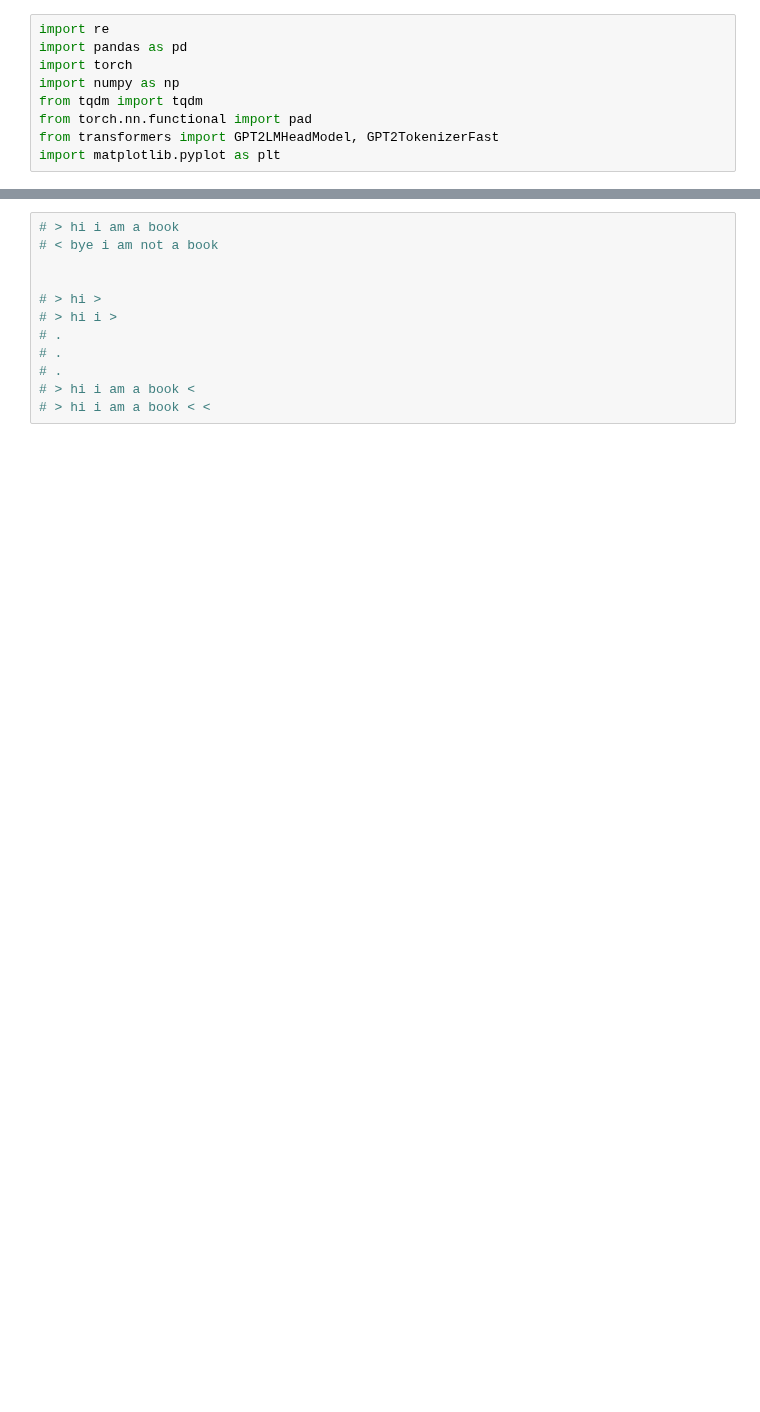
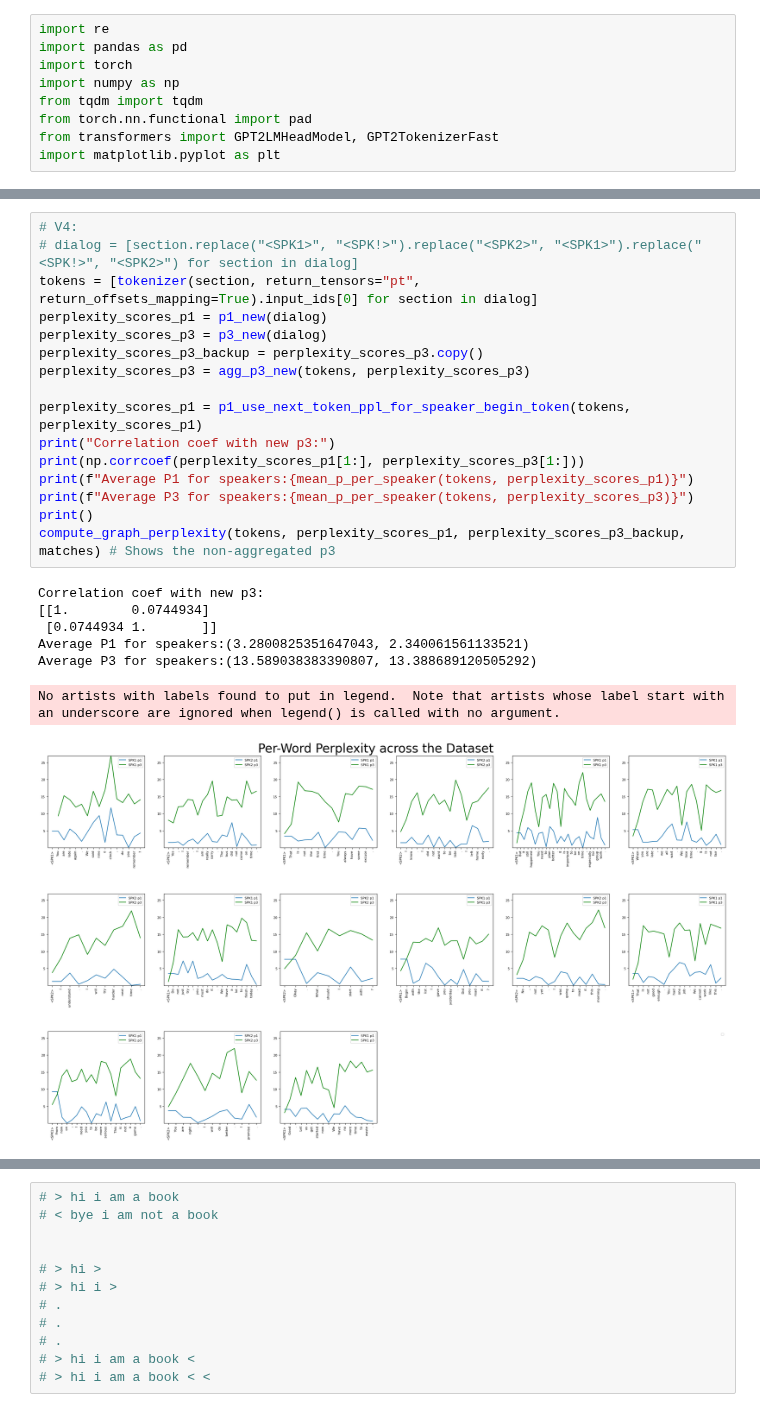
Before and after one commit to serenabono/conversational_dominance, a Jupyter notebook: notebooks/proof_of_concept.ipynb, the cells around one changed output, grey strips where cells are left out. Saved outputs shown, nothing was run; the diff lists cells and outputs as text; blank space fills up the shorter version.

```diff
--- a/notebooks/proof_of_concept.ipynb
+++ b/notebooks/proof_of_concept.ipynb
@@ -411,3 +370,27 @@ No artists with labels found to put in legend.  Note that artists whose label st
+# %%
+# V4:
+# dialog = [section.replace("<SPK1>", "<SPK!>").replace("<SPK2>", "<SPK1>").replace("<SPK!>", "<SPK2>") for section in dialog]
+tokens = [tokenizer(section, return_tensors="pt", return_offsets_mapping=True).input_ids[0] for section in dialog]
+perplexity_scores_p1 = p1_new(dialog)
+perplexity_scores_p3 = p3_new(dialog)
+perplexity_scores_p3_backup = perplexity_scores_p3.copy()
+perplexity_scores_p3 = agg_p3_new(tokens, perplexity_scores_p3)
+
+perplexity_scores_p1 = p1_use_next_token_ppl_for_speaker_begin_token(tokens, perplexity_scores_p1)
+print("Correlation coef with new p3:")
+print(np.corrcoef(perplexity_scores_p1[1:], perplexity_scores_p3[1:]))
+print(f"Average P1 for speakers:{mean_p_per_speaker(tokens, perplexity_scores_p1)}")
+print(f"Average P3 for speakers:{mean_p_per_speaker(tokens, perplexity_scores_p3)}")
+print()
+compute_graph_perplexity(tokens, perplexity_scores_p1, perplexity_scores_p3_backup, matches) # Shows the non-aggregated p3
+# %% [output]
+Correlation coef with new p3:
+[[1.        0.0744934]
+ [0.0744934 1.       ]]
+Average P1 for speakers:(3.2800825351647043, 2.340061561133521)
+Average P3 for speakers:(13.589038383390807, 13.388689120505292)
+No artists with labels found to put in legend.  Note that artists whose label start with an underscore are ignored when legend() is called with no argument.
+[figure, added]
 # %%
 print(tokenizer(".;; all", return_tensors="pt", return_offsets_mapping=True).input_ids[0])
 print(tokenizer(";; all", return_tensors="pt", return_offsets_mapping=True).input_ids[0])
```
Also changed, not shown: parts of 11 cells of this notebook, 1 other file.
